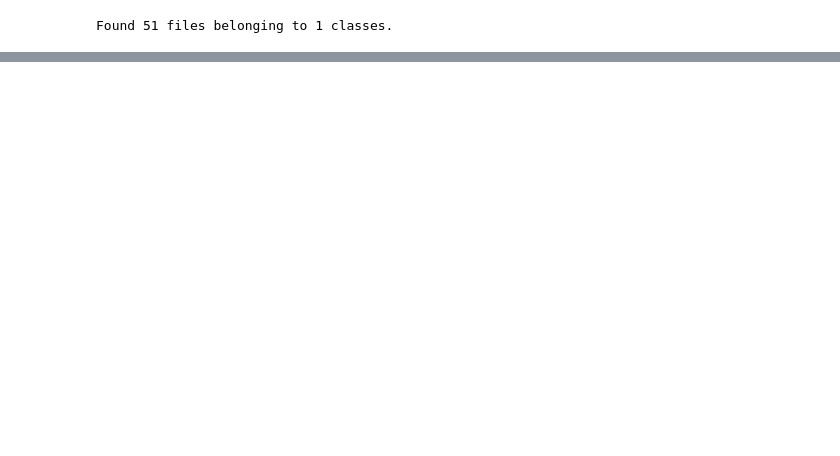
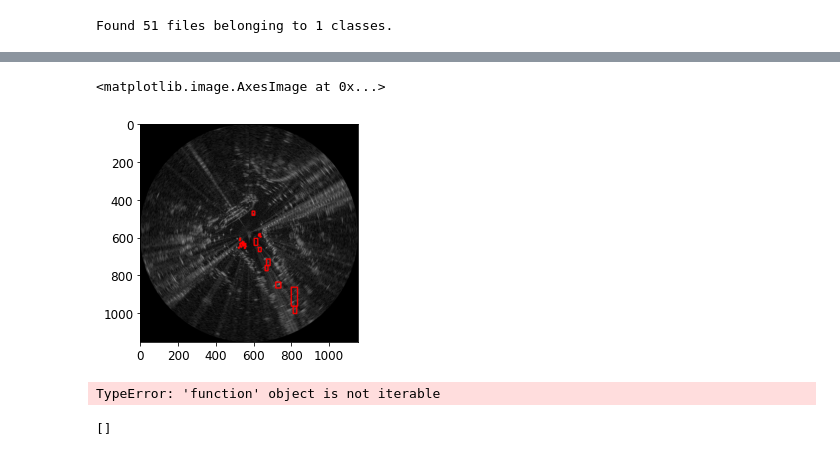
Before and after one commit to GeorgeEngland/Machine_Learning_HandsOnBook, a Jupyter notebook: Notebooks/6_Tensorflow_Datasets.ipynb, the cells around one changed output, grey strips where cells are left out. Cells and saved outputs as stored; diff of their text form; code cells hidden in the pictures; blank space fills up the shorter version.

Commit message:
ANNOTATION PROCESSING

```diff
--- a/Notebooks/6_Tensorflow_Datasets.ipynb
+++ b/Notebooks/6_Tensorflow_Datasets.ipynb
@@ -121,0 +71,17 @@ for images, labels in train_dataset.take(1):
+# %%
+import json
+j = json.loads(open('/mnt/c/Users/george.england/Downloads/radiate1/city_3_2/annotations/annotations.json').read())
+im=cv2.imread('/mnt/c/Users/george.england/Downloads/radiate1/city_3_2/Navtech_Cartesian/000457.png')
+ims = os.listdir('/mnt/c/Users/george.england/Downloads/radiate1/city_3_2/Navtech_Cartesian')
+num=457
+for id in j:
+    id_num = int(id['id'])
+    if j[id_num-1]['bboxes'][num] == []:
+        continue
+    [x,y,width,height] = list(map(int,j[id_num-1]['bboxes'][num]['position']))
+    cv2.rectangle(im,(x,y),(x+width,y+height),(255,0,0),5)
+
+plt.imshow(im)
+# %% [output]
+<matplotlib.image.AxesImage at 0x...>
+[figure, added]
@@ -121,0 +140,12 @@ for images, labels in train_dataset.take(1):
+# %%
+import glob
+
+targetPattern = r"/mnt/c/Users/george.england/Downloads/radiate/junction_1_7/Navtech_Cartesian/*.png"
+a=glob.glob(targetPattern)
+a=map(a,lambda a: a.split('/')[-1])
+# %% [output]
+TypeError: 'function' object is not iterable
+# %%
+annotations[3-1]['bboxes'][718]
+# %% [output]
+[]
```
Also changed, not shown: parts of 8 cells of this notebook.
